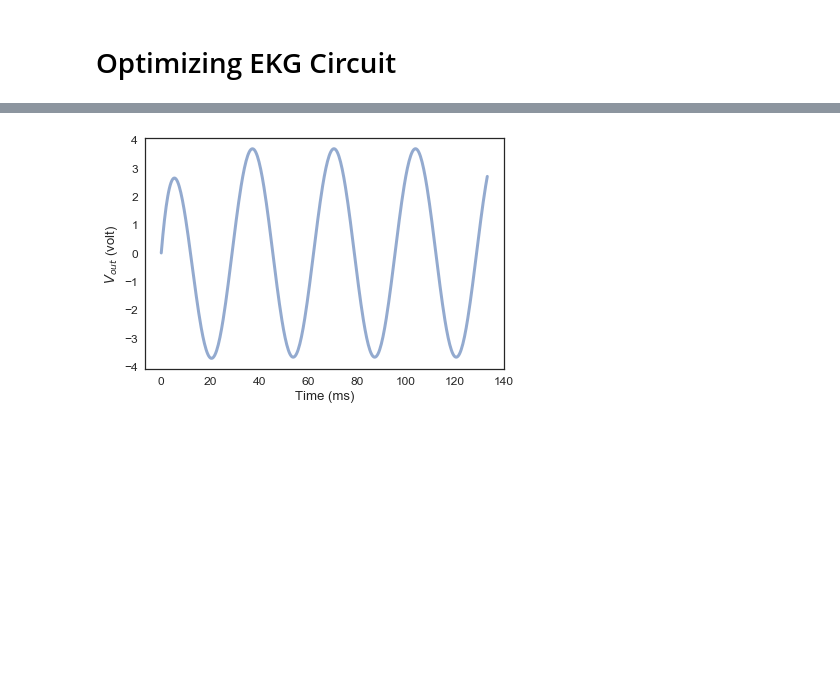
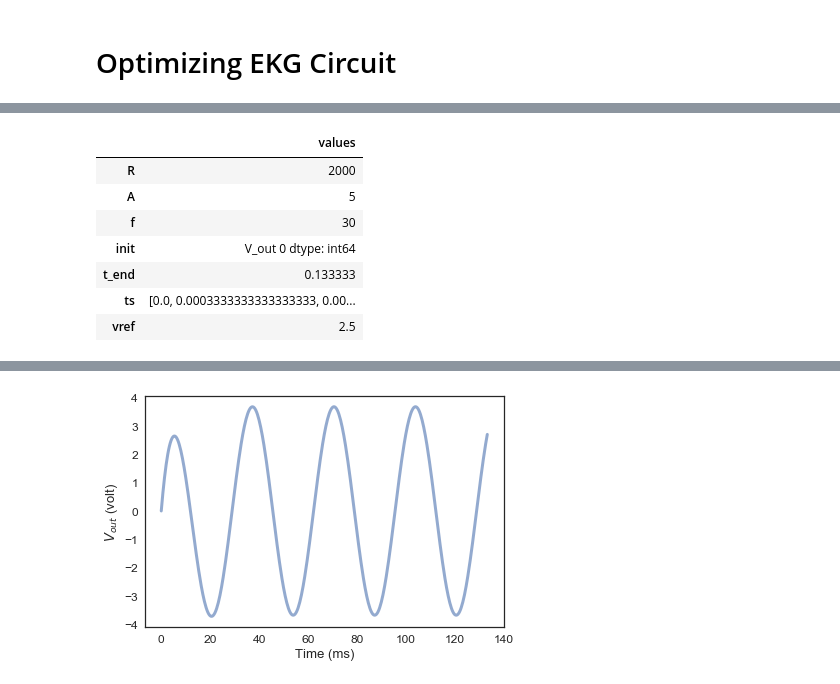
Before and after one commit to ThomasJagielski/ModSimPy, a Jupyter notebook: code/EKG Circuit Optimization.ipynb, the cells around one changed output, grey strips where cells are left out. Drawn from its saved outputs; the diff is of its cells as text; code cells hidden in the pictures; blank space fills up the shorter version.

```diff
--- a/code/EKG Circuit Optimization.ipynb
+++ b/code/EKG Circuit Optimization.ipynb
@@ -15,3 +15,10 @@ farad = UNITS.farad
 volt = UNITS.volt
 Hz = UNITS.Hz
 second = UNITS.second;
+# %%
+params_amp_1 = Params(
+    R = 2e3,   # ohm
+    A = 5,      # volt
+    f = 30,   # Hz
+    vref = 2.5   #volt
+)
@@ -17,0 +48,11 @@ second = UNITS.second;
+# %%
+amp1 = make_system_amp(params_amp_1)
+# %% [output]
+|  | values |
+| R | 2000 |
+| A | 5 |
+| f | 30 |
+| init | V_out 0 dtype: int64 |
+| t_end | 0.133333 |
+| ts | [0.0, 0.0003333333333333333, 0.00... |
+| vref | 2.5 |
```
Also changed, not shown: parts of 8 cells of this notebook.
